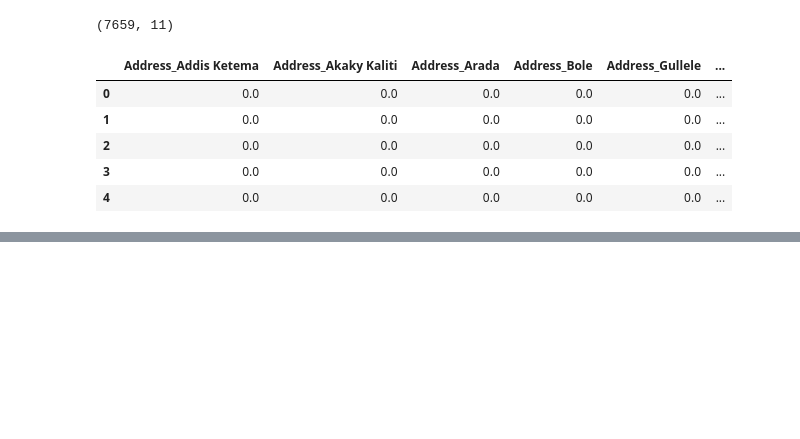
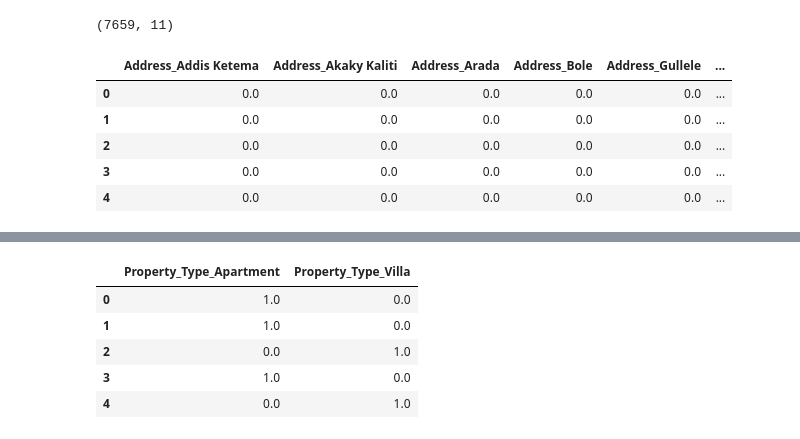
Before and after one commit to RevoEstate/PricePrediction, a Jupyter notebook: FinalChecki.ipynb, the cells around one changed output, grey strips where cells are left out. Cells and saved outputs as stored; diff of their text form; code cells hidden in the pictures; blank space fills up the shorter version.

```diff
--- a/FinalChecki.ipynb
+++ b/FinalChecki.ipynb
@@ -243,0 +252,13 @@ dataset.head(5)
+# %%
+from sklearn.preprocessing import OneHotEncoder
+Property_Typeonehot=OneHotEncoder(sparse_output=False)
+encodedProperty_Type=Property_Typeonehot.fit_transform(dataset[["Property_Type"]])
+encodedProperty_Type=pd.DataFrame(encodedProperty_Type,columns=Property_Typeonehot.get_feature_names_out(["Property_Type"]))
+encodedProperty_Type[:5]
+# %% [output]
+|  | Property_Type_Apartment | Property_Type_Villa |
+| 0 | 1.0 | 0.0 |
+| 1 | 1.0 | 0.0 |
+| 2 | 0.0 | 1.0 |
+| 3 | 1.0 | 0.0 |
+| 4 | 0.0 | 1.0 |
```
Also changed, not shown: parts of 5 cells of this notebook, 3 other files.
